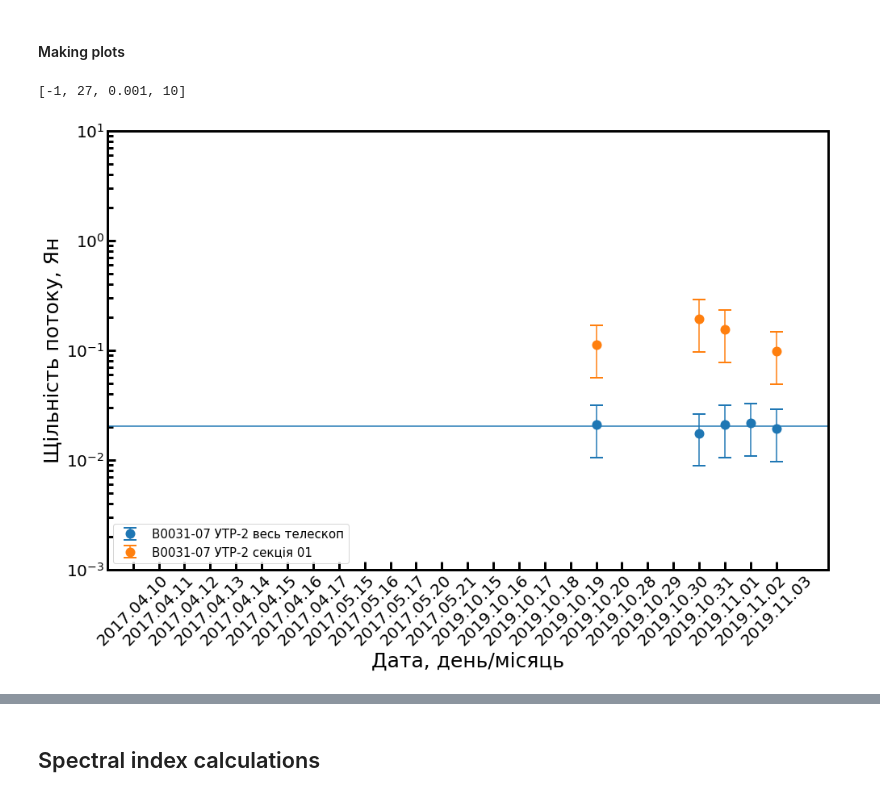
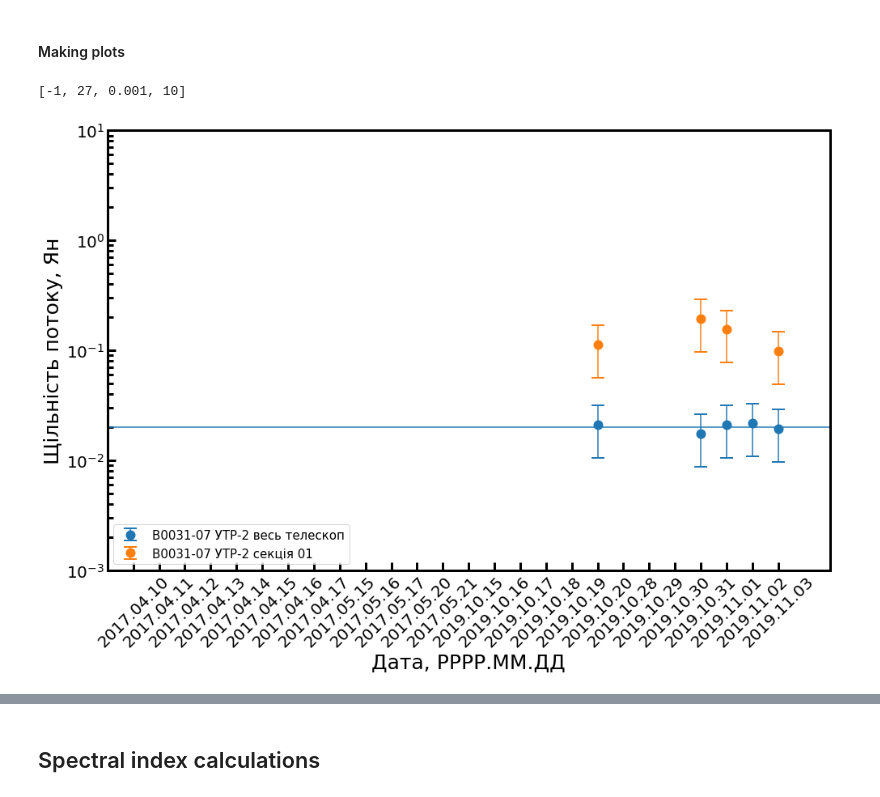
Before and after one commit to serge-yerin/jupyter-radio-astronomy, a Jupyter notebook: pulsars_long-term_flux_changes_pandas.ipynb, the cells around one changed output, grey strips where cells are left out. Drawn from its saved outputs; the diff is of its cells as text; code cells hidden in the pictures.

```diff
--- a/pulsars_long-term_flux_changes_pandas.ipynb
+++ b/pulsars_long-term_flux_changes_pandas.ipynb
@@ -133,29 +133,29 @@ pulsar_fluxes = pd.DataFrame({
 # %%
 plt.figure(facecolor = 'white', figsize = (16, 10))
 ax = plt.subplot(111)
 ax.set_yscale("log", nonposy='clip')
 
 plt.errorbar(pulsar_fluxes['Date'], pulsar_fluxes['B0031-07 flux UTR2 full']   *pow(10,26), yerr=pulsar_fluxes['B0031-07 flux UTR2 full']*pow(10,26)*0.5, label = 'B0031-07 УТР-2 весь телескоп', fmt='o', markersize=10, capsize=8, markeredgewidth = 2, color='C0')
 plt.errorbar(pulsar_fluxes['Date'], pulsar_fluxes['B0031-07 flux UTR2 sect 01']*pow(10,26), yerr=pulsar_fluxes['B0031-07 flux UTR2 sect 01']*pow(10,26)*0.5, label = 'B0031-07 УТР-2 секція 01', fmt='o', markersize=10, capsize=8, markeredgewidth = 2, color='C1')
 #plt.errorbar(pulsar_fluxes['Date'], pulsar_fluxes['B0031-07 flux UTR2 sect 09']*pow(10,26), yerr=pulsar_fluxes['B0031-07 flux UTR2 sect 09']*pow(10,26)*0.5, label = 'B0031-07 УТР-2 секція 09', fmt='o', markersize=10, capsize=8, markeredgewidth = 2, color='C2')
 #plt.errorbar(pulsar_fluxes['Date'], pulsar_fluxes['B0031-07 flux GURT']        *pow(10,26), yerr=pulsar_fluxes['B0031-07 flux GURT']*pow(10,26)*0.5, label = 'B0031-07 ГУРТ', fmt='o', markersize=10, capsize=8, markeredgewidth = 2, color='C3')
 
 plt.axhline(pulsar_fluxes['B0031-07 flux UTR2 full'].mean()*pow(10,26), color='C0')
 #plt.axhline(pulsar_fluxes['B0031-07 flux GURT'].mean()*pow(10,26), color='C3')
 
 for axis in ['top','bottom','left','right']:
   ax.spines[axis].set_linewidth(3.0)
 ax.xaxis.set_tick_params(width=3, which='both', direction='in', length=10, labelsize = 20)
 ax.yaxis.set_tick_params(width=3, which='major', direction='in', length=10, labelsize = 20)
 ax.yaxis.set_tick_params(width=3, which='minor', direction='in', length=7, labelsize = 20)
-plt.xlabel('Дата, день/місяць', fontsize=25)
+plt.xlabel('Дата, РРРР.ММ.ДД', fontsize=25)
 plt.ylabel('Щільність потоку, Ян', fontsize=25)
 plt.xticks(rotation=45)
 plt.legend(loc = 'lower left', fontsize = 15)
 plt.axis([-1, len(pulsar_fluxes.index)+1, 0.001, 10])
 # %% [output]
 [-1, 27, 0.001, 10]
-[figure, old version]
+[figure, new version]
 # %%
 plt.figure(facecolor = 'white', figsize = (16, 10))
 ax = plt.subplot(111)
```
Also changed, not shown: parts of 8 cells of this notebook, 3 other files.
